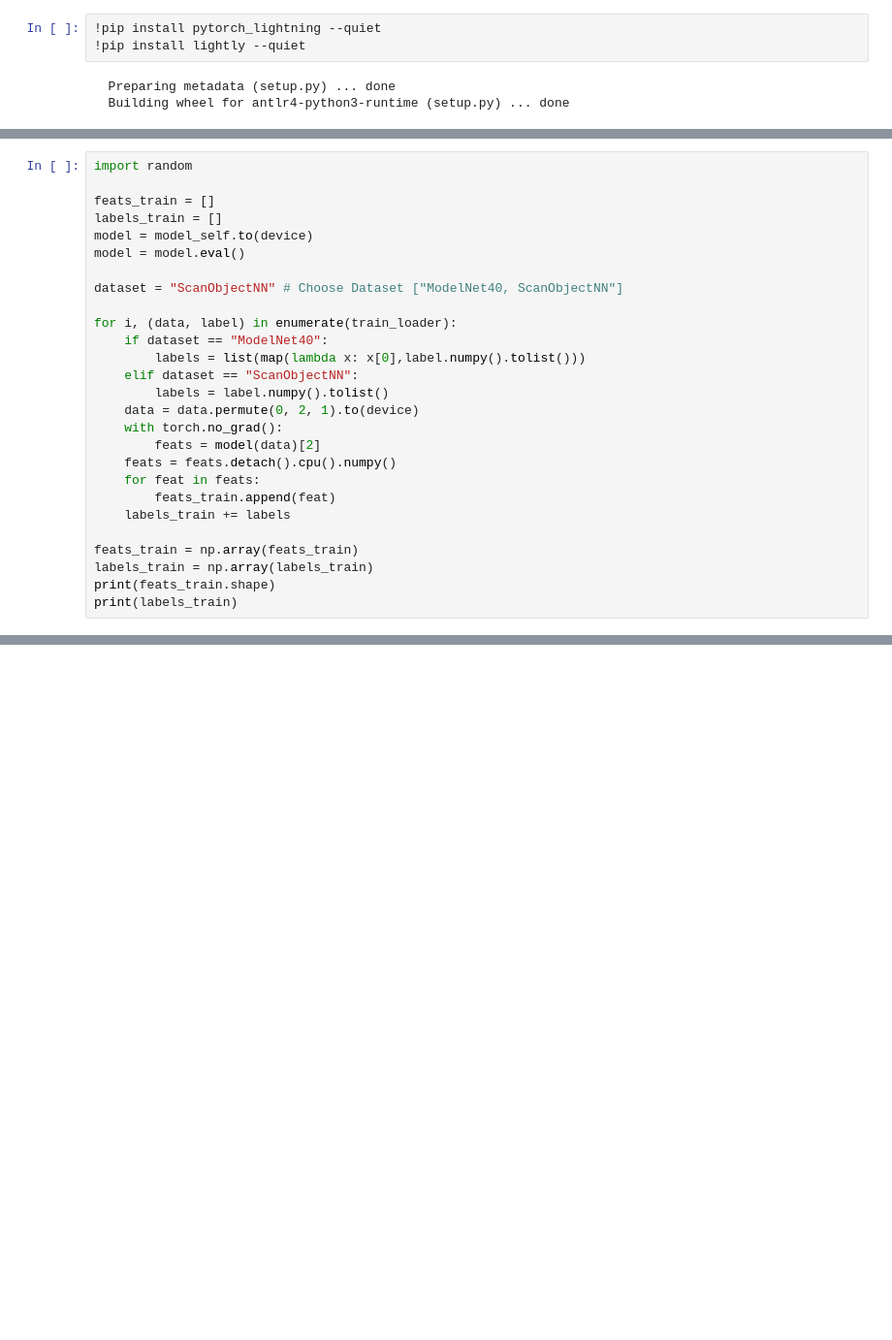
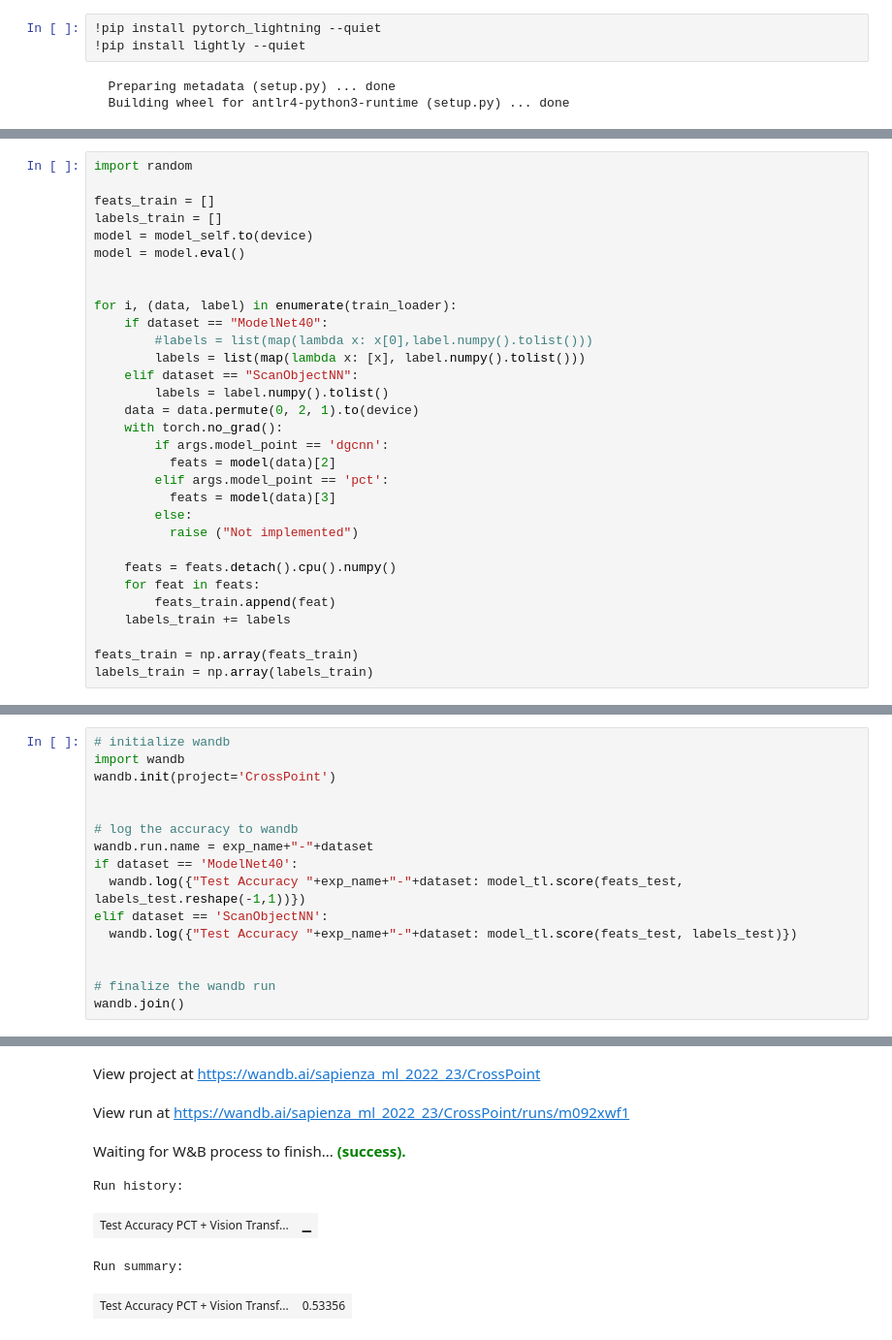
Before and after one commit to manu-kick/CrossPoint_NN_LaSapienza, a Jupyter notebook: eval_ssl.ipynb, the cells around one changed output, grey strips where cells are left out. Shown: that part at 97% size. Cells and saved outputs as stored; diff of their text form; blank space fills up the shorter version.

```diff
--- a/eval_ssl.ipynb
+++ b/eval_ssl.ipynb
@@ -211,16 +417,22 @@ labels_train = []
 model = model_self.to(device)
 model = model.eval()
 
-dataset = "ScanObjectNN" # Choose Dataset ["ModelNet40, ScanObjectNN"]
 
 for i, (data, label) in enumerate(train_loader):
     if dataset == "ModelNet40":
-        labels = list(map(lambda x: x[0],label.numpy().tolist()))
+        #labels = list(map(lambda x: x[0],label.numpy().tolist()))
+        labels = list(map(lambda x: [x], label.numpy().tolist()))
     elif dataset == "ScanObjectNN":
         labels = label.numpy().tolist()
     data = data.permute(0, 2, 1).to(device)
     with torch.no_grad():
-        feats = model(data)[2]
+        if args.model_point == 'dgcnn':
+          feats = model(data)[2]
+        elif args.model_point == 'pct':
+          feats = model(data)[3]
+        else:
+          raise ("Not implemented")
+
     feats = feats.detach().cpu().numpy()
     for feat in feats:
         feats_train.append(feat)
@@ -228,5 +440,3 @@ for i, (data, label) in enumerate(train_loader):
 
 feats_train = np.array(feats_train)
 labels_train = np.array(labels_train)
-print(feats_train.shape)
-print(labels_train)
@@ -304,0 +531,17 @@ C = 0.01 : Accuracy = 0.6660929432013769
+# %%
+# initialize wandb
+import wandb
+wandb.init(project='CrossPoint')
+
+
+# log the accuracy to wandb
+wandb.run.name = exp_name+"-"+dataset
+if dataset == 'ModelNet40':
+  wandb.log({"Test Accuracy "+exp_name+"-"+dataset: model_tl.score(feats_test, labels_test.reshape(-1,1))})
+elif dataset == 'ScanObjectNN':
+  wandb.log({"Test Accuracy "+exp_name+"-"+dataset: model_tl.score(feats_test, labels_test)})
+
+
+# finalize the wandb run
+wandb.join()
+# %% [output]
@@ -304,0 +552,7 @@ C = 0.01 : Accuracy = 0.6660929432013769
+View project at https://wandb.ai/sapienza_ml_2022_23/CrossPoint
+View run at https://wandb.ai/sapienza_ml_2022_23/CrossPoint/runs/m092xwf1
+Waiting for W&B process to finish... (success).
+Run history:
+| Test Accuracy PCT + Vision Transf... | ▁ |
+Run summary:
+| Test Accuracy PCT + Vision Transf... | 0.53356 |
```
Also changed, not shown: parts of 29 cells of this notebook, 9 other files.
